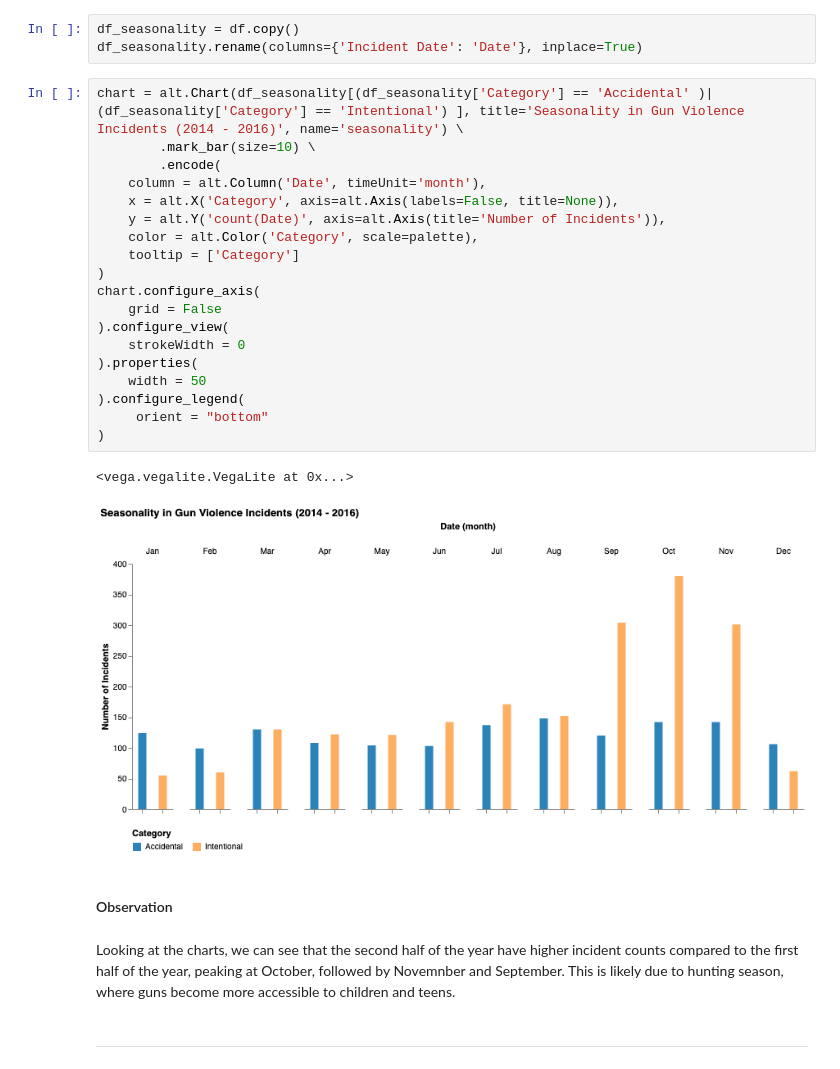
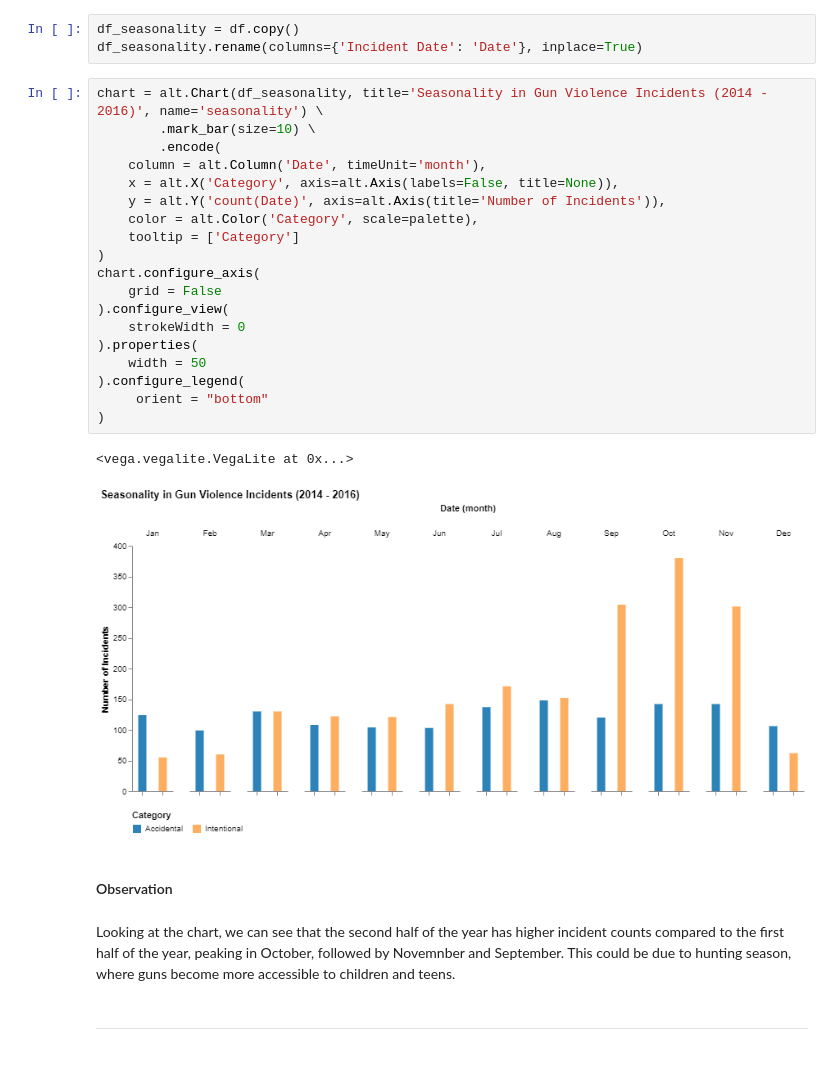
Before and after one commit to kwright76/Gun-Violence-Analysis, a Jupyter notebook: Revised Version.ipynb, the cells around one changed output. Cells and saved outputs as stored; diff of their text form.

```diff
--- a/Revised Version.ipynb
+++ b/Revised Version.ipynb
@@ -122,31 +126,31 @@ For our revised version, we wanted to just focused on the Intentional and Accide
 df_seasonality = df.copy()
 df_seasonality.rename(columns={'Incident Date': 'Date'}, inplace=True)
 # %%
-chart = alt.Chart(df_seasonality[(df_seasonality['Category'] == 'Accidental' )| (df_seasonality['Category'] == 'Intentional') ], title='Seasonality in Gun Violence Incidents (2014 - 2016)', name='seasonality') \
+chart = alt.Chart(df_seasonality, title='Seasonality in Gun Violence Incidents (2014 - 2016)', name='seasonality') \
         .mark_bar(size=10) \
         .encode(
     column = alt.Column('Date', timeUnit='month'),
     x = alt.X('Category', axis=alt.Axis(labels=False, title=None)),
     y = alt.Y('count(Date)', axis=alt.Axis(title='Number of Incidents')),
     color = alt.Color('Category', scale=palette),
     tooltip = ['Category']
 )
 chart.configure_axis(
     grid = False
 ).configure_view(
     strokeWidth = 0
 ).properties(
     width = 50
 ).configure_legend(
      orient = "bottom"
 )
 # %% [output]
 <vega.vegalite.VegaLite at 0x...>
-[figure, old version]
+[figure, new version]
 # %% [markdown]
 #### Observation
 # %% [markdown]
-Looking at the charts, we can see that the second half of the year have higher incident counts compared to the first half of the year, peaking at October, followed by Novemnber and September. This is likely due to hunting season, where guns become more accessible to children and teens.
+Looking at the chart, we can see that the second half of the year has higher incident counts compared to the first half of the year, peaking in October, followed by Novemnber and September. This could be due to hunting season, where guns become more accessible to children and teens.
 # %% [markdown]
 <hr/>
 # %% [markdown]
```
Also changed, not shown: parts of 24 cells of this notebook.
